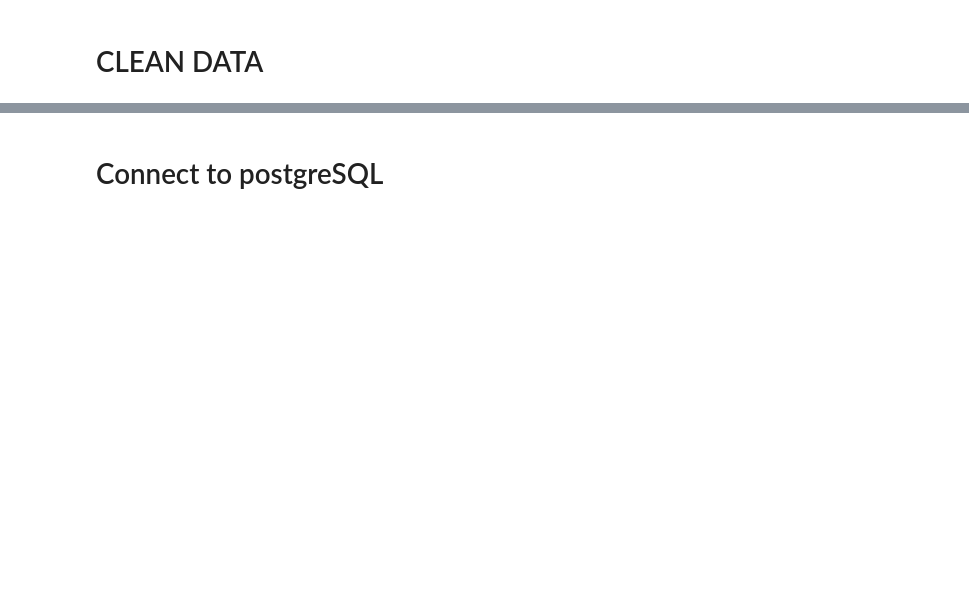
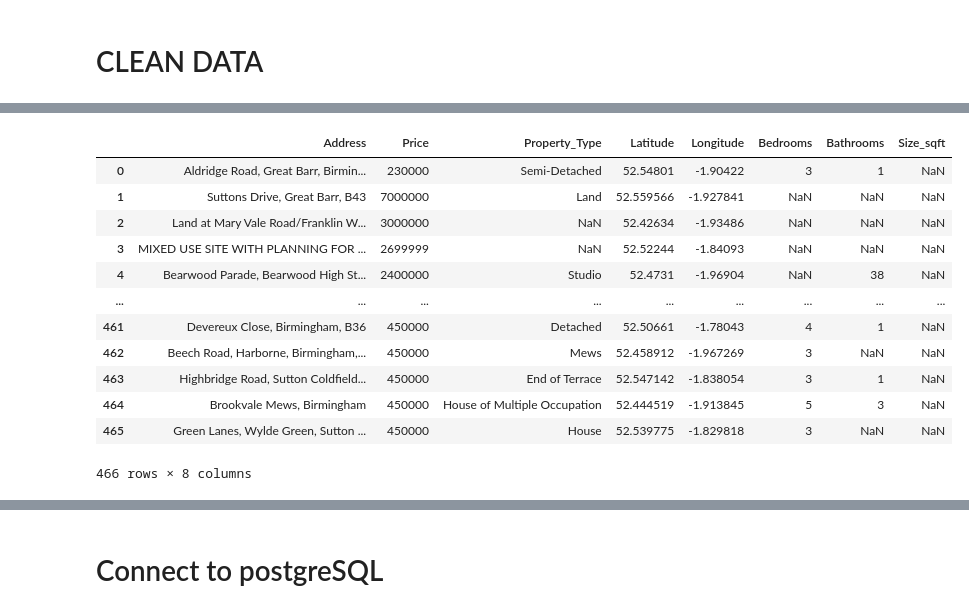
Before and after one commit to Shorleyshor/selling_birmingham, a Jupyter notebook: Web_scraping WITH CLEAN DATA AND TO DADTA POSTGRESS.ipynb, the cells around one changed output, grey strips where cells are left out. Cells and saved outputs as stored; diff of their text form; code cells hidden in the pictures; blank space fills up the shorter version.

```diff
--- a/Web_scraping WITH CLEAN DATA AND TO DADTA POSTGRESS.ipynb
+++ b/Web_scraping WITH CLEAN DATA AND TO DADTA POSTGRESS.ipynb
@@ -317,3 +300,0 @@ df
-# %%
-df["BEDROOMS"]= df["BEDROOMS"].str.replace("×", "", case = False)
-df
@@ -334,3 +300,0 @@ df
-# %%
-df["BATHROOMS"]= df["BATHROOMS"].str.replace("×", "", case = False)
-df
@@ -351,3 +300,0 @@ df
-# %%
-df['Price'] = df['Price'].str.replace('£|,' ,'').astype(int)
-df
@@ -368,3 +300,0 @@ df
-# %%
-df['SIZE'] = df['SIZE'].str.replace('sq. ft.' ,'')
-df
@@ -400,0 +301,17 @@ df.fillna(0)
+# %%
+df["Price"] = df["Price"].str.replace("£|,", "", case = False)
+df
+# %% [output]
+|  | Address | Price | Property_Type | Latitude | Longitude | Bedrooms | Bathrooms | Size_sqft |
+| 0 | Aldridge Road, Great Barr, Birmin... | 230000 | Semi-Detached | 52.54801 | -1.90422 | 3 | 1 | NaN |
+| 1 | Suttons Drive, Great Barr, B43 | 7000000 | Land | 52.559566 | -1.927841 | NaN | NaN | NaN |
+| 2 | Land at Mary Vale Road/Franklin W... | 3000000 | NaN | 52.42634 | -1.93486 | NaN | NaN | NaN |
+| 3 | MIXED USE SITE WITH PLANNING FOR ... | 2699999 | NaN | 52.52244 | -1.84093 | NaN | NaN | NaN |
+| 4 | Bearwood Parade, Bearwood High St... | 2400000 | Studio | 52.4731 | -1.96904 | NaN | 38 | NaN |
+| ... | ... | ... | ... | ... | ... | ... | ... | ... |
+| 461 | Devereux Close, Birmingham, B36 | 450000 | Detached | 52.50661 | -1.78043 | 4 | 1 | NaN |
+| 462 | Beech Road, Harborne, Birmingham,... | 450000 | Mews | 52.458912 | -1.967269 | 3 | NaN | NaN |
+| 463 | Highbridge Road, Sutton Coldfield... | 450000 | End of Terrace | 52.547142 | -1.838054 | 3 | 1 | NaN |
+| 464 | Brookvale Mews, Birmingham | 450000 | House of Multiple Occupation | 52.444519 | -1.913845 | 5 | 3 | NaN |
+| 465 | Green Lanes, Wylde Green, Sutton ... | 450000 | House | 52.539775 | -1.829818 | 3 | NaN | NaN |
+466 rows × 8 columns
```
Also changed, not shown: parts of 20 cells of this notebook, 9 other files.
